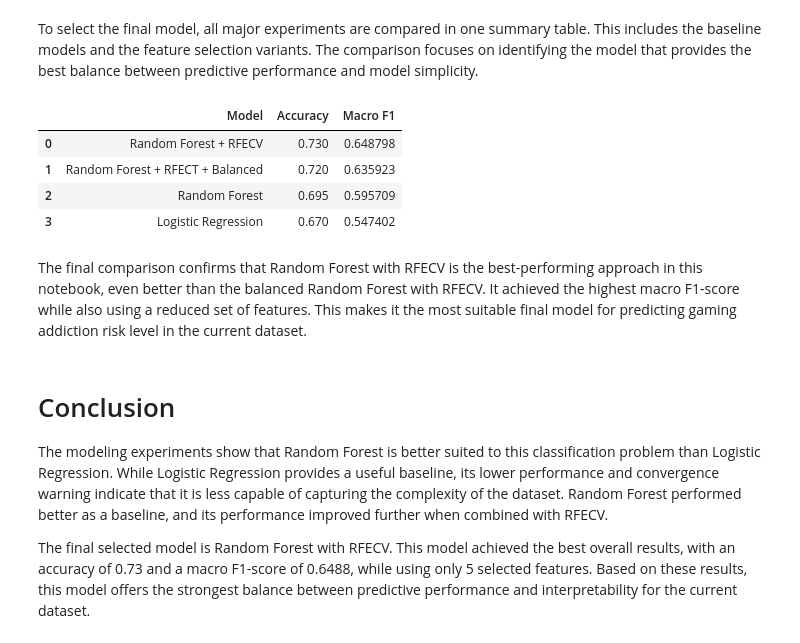
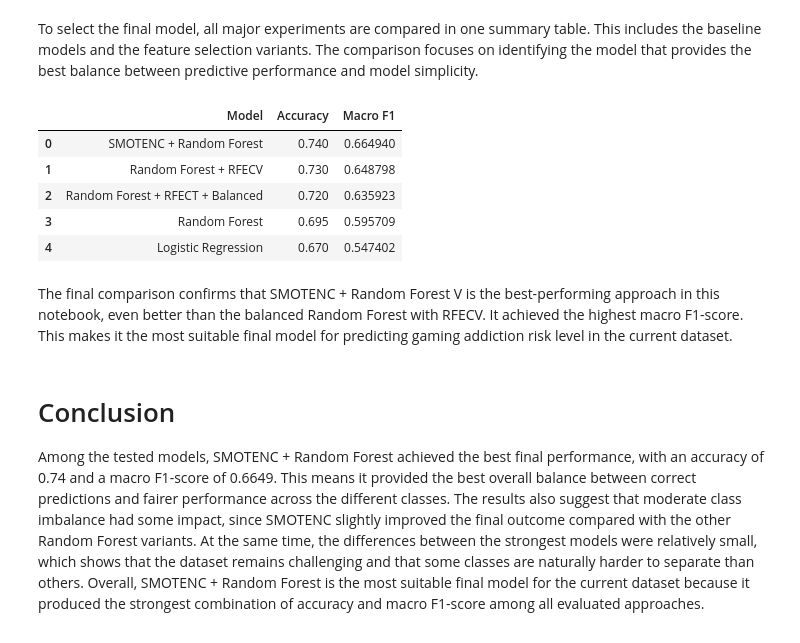
Before and after one commit to BorisTsankov/Security-Predictor, a Jupyter notebook: notebooks/03_modeling.ipynb, the cells around one changed output. Cells and saved outputs as stored; diff of their text form; code cells hidden in the pictures.

```diff
--- a/notebooks/03_modeling.ipynb
+++ b/notebooks/03_modeling.ipynb
@@ -689,45 +689,50 @@ logreg_preds = logreg_model.predict(X_test)
 rf_preds = rf_model.predict(X_test)
 rfecv_preds = rfecv_model.predict(X_test)
 balanced_rfecv_preds = balanced_rfecv_model.predict(X_test)
-smotenc_rf_preds = smotenc_rf_model.predict(X_test)
+smotenc_rf_preds = smotenc_rf_model.predict(X_test_processed)
 
 final_comparison_df = pd.DataFrame([
     {
         "Model": "Logistic Regression",
         "Accuracy": accuracy_score(y_test, logreg_preds),
         "Macro F1": f1_score(y_test, logreg_preds, average="macro")
     },
     {
         "Model": "Random Forest",
         "Accuracy": accuracy_score(y_test, rf_preds),
         "Macro F1": f1_score(y_test, rf_preds, average="macro")
     },
     {
         "Model": "Random Forest + RFECV",
         "Accuracy": accuracy_score(y_test, rfecv_preds),
         "Macro F1": f1_score(y_test, rfecv_preds, average="macro")
     },
     {
         "Model": "Random Forest + RFECT + Balanced",
         "Accuracy": accuracy_score(y_test, balanced_rfecv_preds),
         "Macro F1": f1_score(y_test, balanced_rfecv_preds, average="macro")
+    },
+    {
+        "Model": "SMOTENC + Random Forest",
+        "Accuracy": accuracy_score(y_test, smotenc_rf_preds),
+        "Macro F1": f1_score(y_test, smotenc_rf_preds, average="macro")
     }
+
 ])
 
 final_comparison_df = final_comparison_df.sort_values("Macro F1", ascending=False).reset_index(drop=True)
 
 final_comparison_df
 # %% [output]
 |  | Model | Accuracy | Macro F1 |
-| 0 | Random Forest + RFECV | 0.730 | 0.648798 |
-| 1 | Random Forest + RFECT + Balanced | 0.720 | 0.635923 |
-| 2 | Random Forest | 0.695 | 0.595709 |
-| 3 | Logistic Regression | 0.670 | 0.547402 |
+| 0 | SMOTENC + Random Forest | 0.740 | 0.664940 |
+| 1 | Random Forest + RFECV | 0.730 | 0.648798 |
+| 2 | Random Forest + RFECT + Balanced | 0.720 | 0.635923 |
+| 3 | Random Forest | 0.695 | 0.595709 |
+| 4 | Logistic Regression | 0.670 | 0.547402 |
 # %% [markdown]
-The final comparison confirms that Random Forest with RFECV is the best-performing approach in this notebook, even better than the balanced Random Forest with RFECV. It achieved the highest macro F1-score while also using a reduced set of features. This makes it the most suitable final model for predicting gaming addiction risk level in the current dataset.
+The final comparison confirms that SMOTENC + Random Forest V is the best-performing approach in this notebook, even better than the balanced Random Forest with RFECV. It achieved the highest macro F1-score. This makes it the most suitable final model for predicting gaming addiction risk level in the current dataset.
 # %% [markdown]
 # Conclusion
 
-The modeling experiments show that Random Forest is better suited to this classification problem than Logistic Regression. While Logistic Regression provides a useful baseline, its lower performance and convergence warning indicate that it is less capable of capturing the complexity of the dataset. Random Forest performed better as a baseline, and its performance improved further when combined with RFECV.
-
-The final selected model is Random Forest with RFECV. This model achieved the best overall results, with an accuracy of 0.73 and a macro F1-score of 0.6488, while using only 5 selected features. Based on these results, this model offers the strongest balance between predictive performance and interpretability for the current dataset.
+Among the tested models, SMOTENC + Random Forest achieved the best final performance, with an accuracy of 0.74 and a macro F1-score of 0.6649. This means it provided the best overall balance between correct predictions and fairer performance across the different classes. The results also suggest that moderate class imbalance had some impact, since SMOTENC slightly improved the final outcome compared with the other Random Forest variants. At the same time, the differences between the strongest models were relatively small, which shows that the dataset remains challenging and that some classes are naturally harder to separate than others. Overall, SMOTENC + Random Forest is the most suitable final model for the current dataset because it produced the strongest combination of accuracy and macro F1-score among all evaluated approaches.
```
Also changed, not shown: parts of 2 cells of this notebook, 1 other file.
